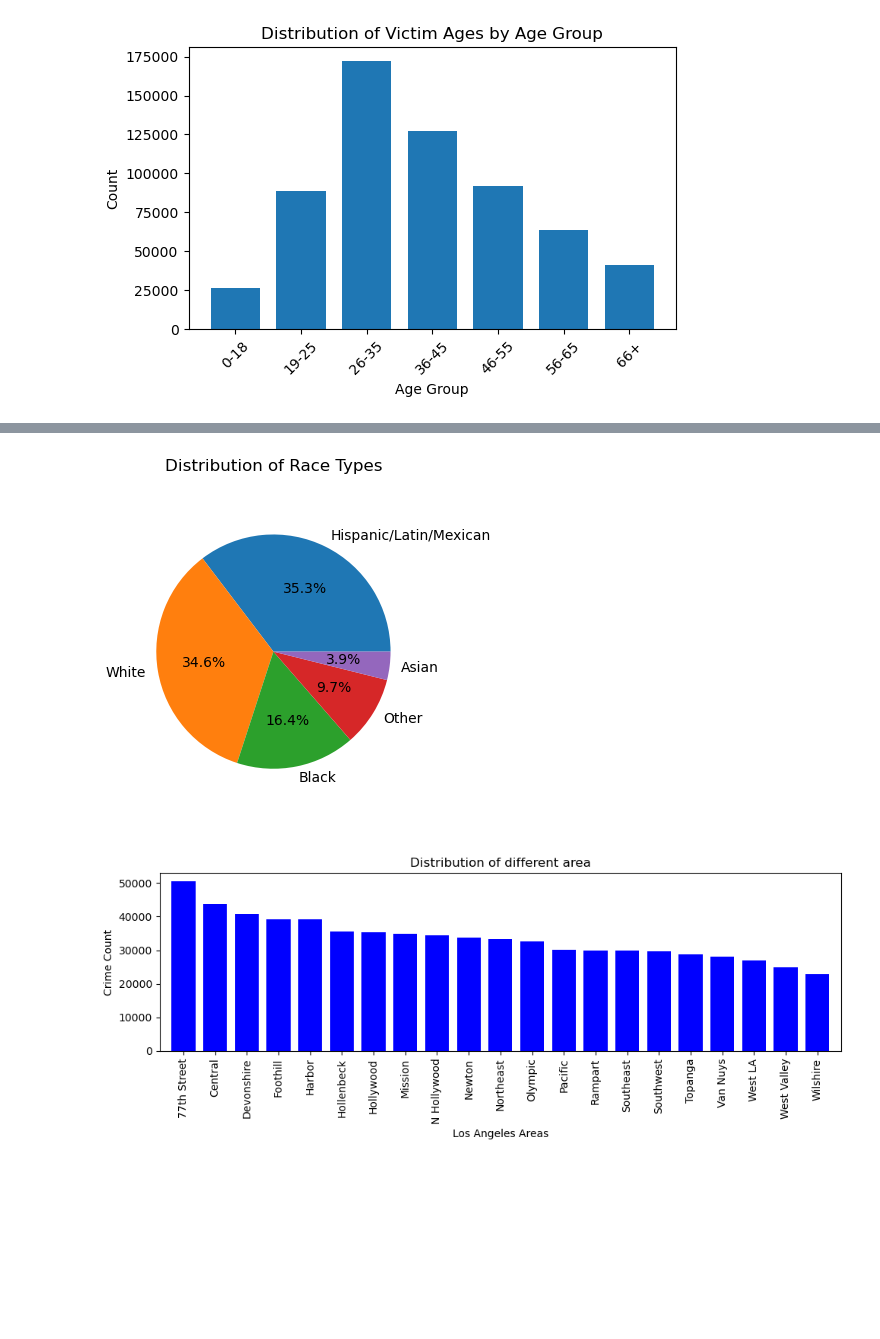
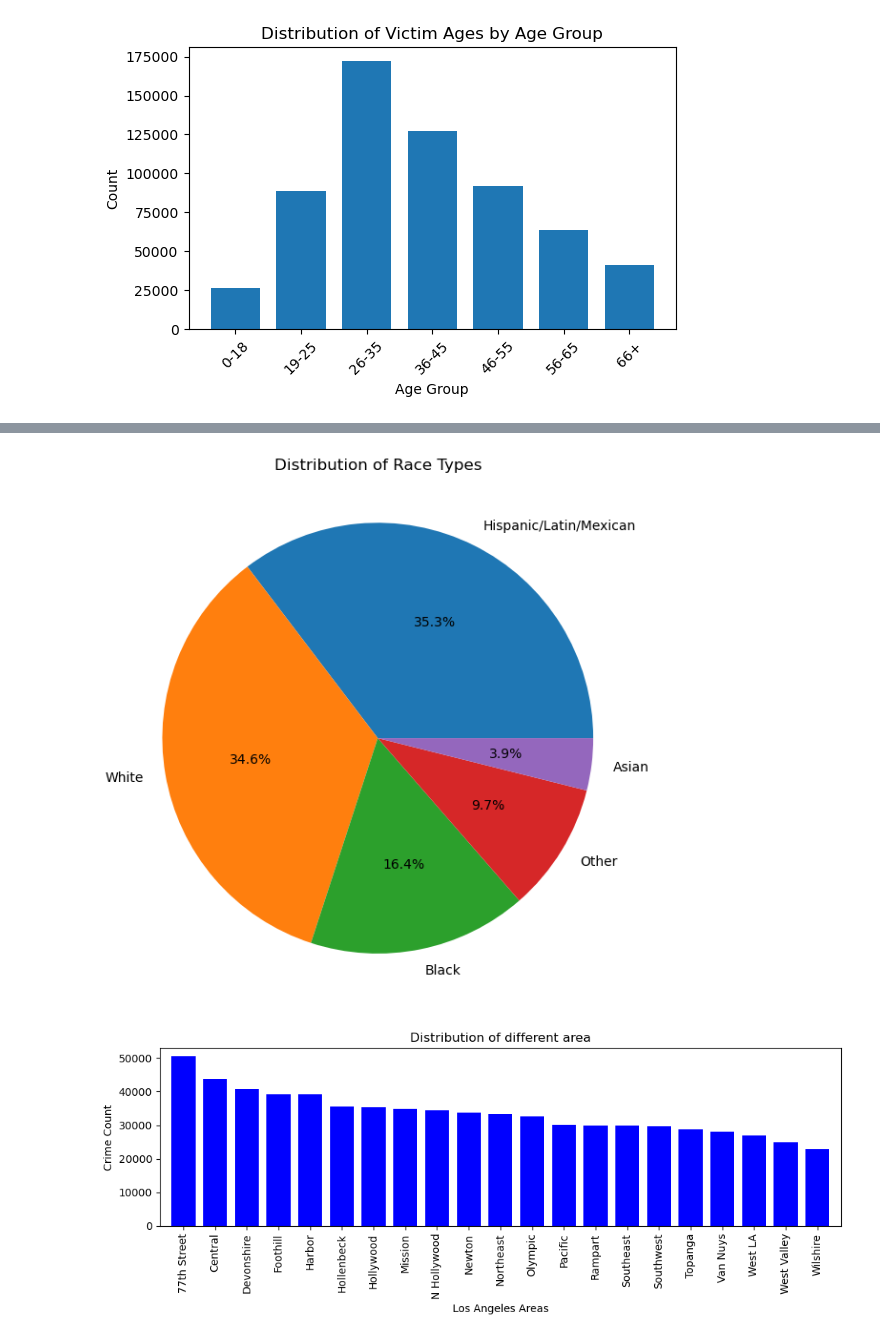
Before and after one commit to Cookees81/CityofAngels, a Jupyter notebook: LACrime.ipynb, the cells around one changed output, grey strips where cells are left out. Drawn from its saved outputs; the diff is of its cells as text; code cells hidden in the pictures; blank space fills up the shorter version.

```diff
--- a/LACrime.ipynb
+++ b/LACrime.ipynb
@@ -252,6 +35,6 @@ Status Description: UNK
 # %%
 # remove unnessary columns :
-columns_to_drop = ["Date Rptd", "TIME OCC", "Part 1-2", "Mocodes", "Crm Cd 1", "Crm Cd 2", "Crm Cd 3", "Crm Cd 4", "Cross Street"]
+columns_to_drop = ["Date Rptd", "Part 1-2", "Mocodes", "Crm Cd 1", "Crm Cd 2", "Crm Cd 3", "Crm Cd 4", "Cross Street"]
 dropped_LAcrime_df = LACrime.drop(columns=columns_to_drop)
 dropped_LAcrime_df.head()
 # %% [output]
@@ -392,34 +175,34 @@ plt.show()
 # %%
 # Group "Vict Descent" into 5 groups
 cleanData["Vict Descent"] = cleanData["Vict Descent"].replace(["A", "C", "J", "K", "V", "Z"], "Asian")
 cleanData["Vict Descent"] = cleanData["Vict Descent"].replace(["B"], "Black")
 cleanData["Vict Descent"] = cleanData["Vict Descent"].replace(["H"], "Hispanic/Latin/Mexican")
 cleanData["Vict Descent"] = cleanData["Vict Descent"].replace(["D", "F", "L", "O", "G", "P", "S", "U"], "Other")
 cleanData["Vict Descent"] = cleanData["Vict Descent"].replace(["I", "W", "X"], "White")
 
 # Group the data by "Vict Descent"
 grouped = cleanData.groupby("Vict Descent")
 
 # Count the occurrences of each Race category
 race_counts = grouped.size()
 
 # Sort the data by counts in ascending order
 race_counts_sorted = race_counts.sort_values(ascending=False)
 
 # Create a pie chart
-plt.figure(figsize=(4, 4))
+plt.figure(figsize=(6, 6))
 plt.pie(race_counts_sorted, labels=race_counts_sorted.index, autopct="%1.1f%%", startangle=0)
 
 # Set plot title
 plt.title("Distribution of Race Types")
 
 # Show the pie chart
 plt.axis("equal")  # Equal aspect ratio ensures that the pie chart is circular.
 
 plt.tight_layout()
 plt.show()
 # %% [output]
-[figure, old version]
+[figure, new version]
 # %%
 # Area Crime committed data analysis use "AREA NAME"
 # Group the data by 'AREA NAME'
```
Also changed, not shown: parts of 82 cells of this notebook, 1 other file.
